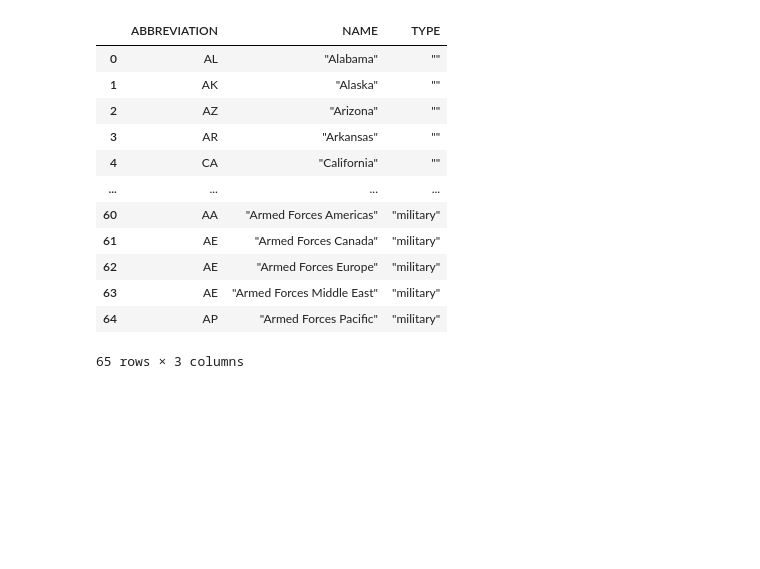
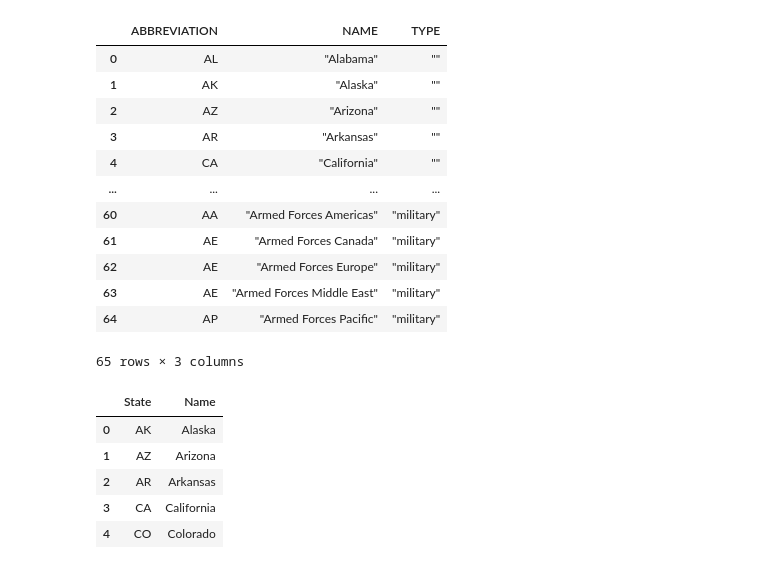
Before and after one commit to jocassid/Talk-openpyxl, a Jupyter notebook: Untitled.ipynb, the cells around one changed output. Saved outputs shown, nothing was run; the diff lists cells and outputs as text; code cells hidden in the pictures; blank space fills up the shorter version.

```diff
--- a/Untitled.ipynb
+++ b/Untitled.ipynb
@@ -105,8 +105,25 @@ pd.read_csv('states.csv')
 | 64 | AP | "Armed Forces Pacific" | "military" |
 65 rows × 3 columns
 # %%
+from csv import QUOTE_NONNUMERIC
+
+TEMP_NAME_COLUMN = 'name_temp'
+
 states_df = pd.read_csv(
     'states.csv',
+    header=1,
+    names=['State', TEMP_NAME_COLUMN],
     usecols=[0, 1],
+    # quoting=QUOTE_NONNUMERIC
 )
+states_df['Name'] = states_df[TEMP_NAME_COLUMN].str.slice(2, -1)
+states_df = states_df.drop(TEMP_NAME_COLUMN, axis='columns')
+states_df.head(5)
+# %% [output]
+|  | State | Name |
+| 0 | AK | Alaska |
+| 1 | AZ | Arizona |
+| 2 | AR | Arkansas |
+| 3 | CA | California |
+| 4 | CO | Colorado |
 # %%
```
Also changed, not shown: parts of 2 cells of this notebook, 2 other files.
